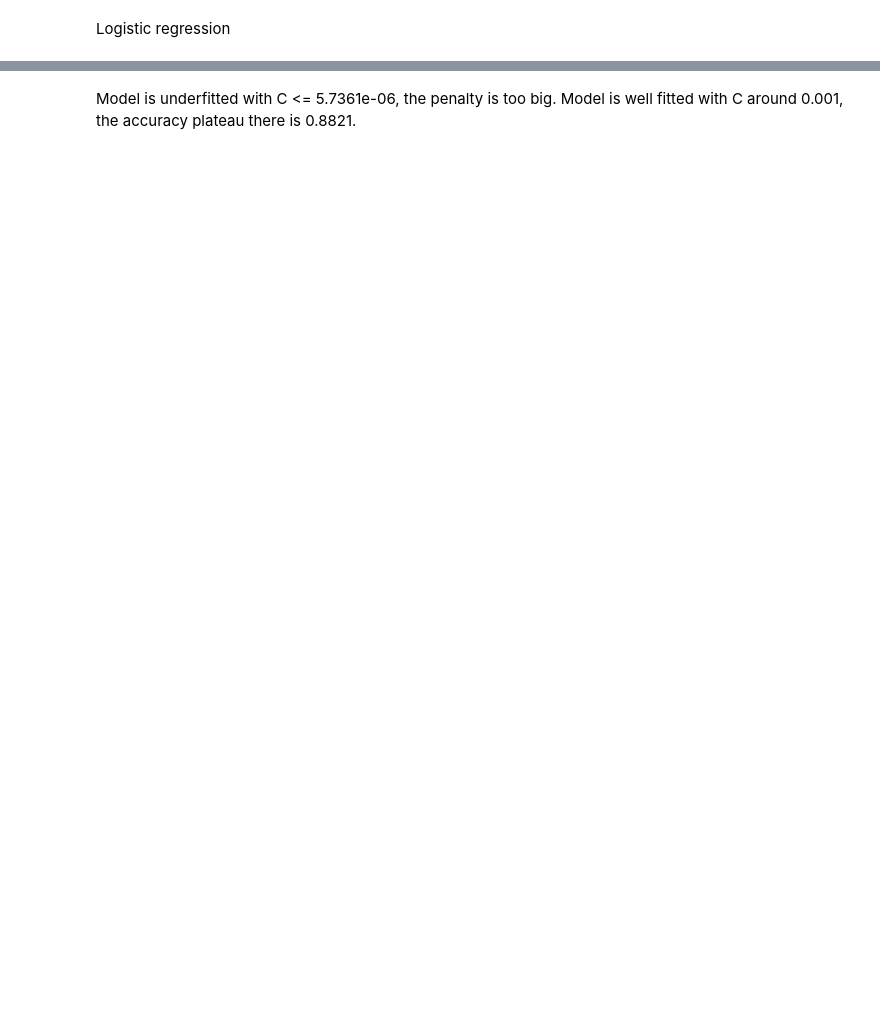
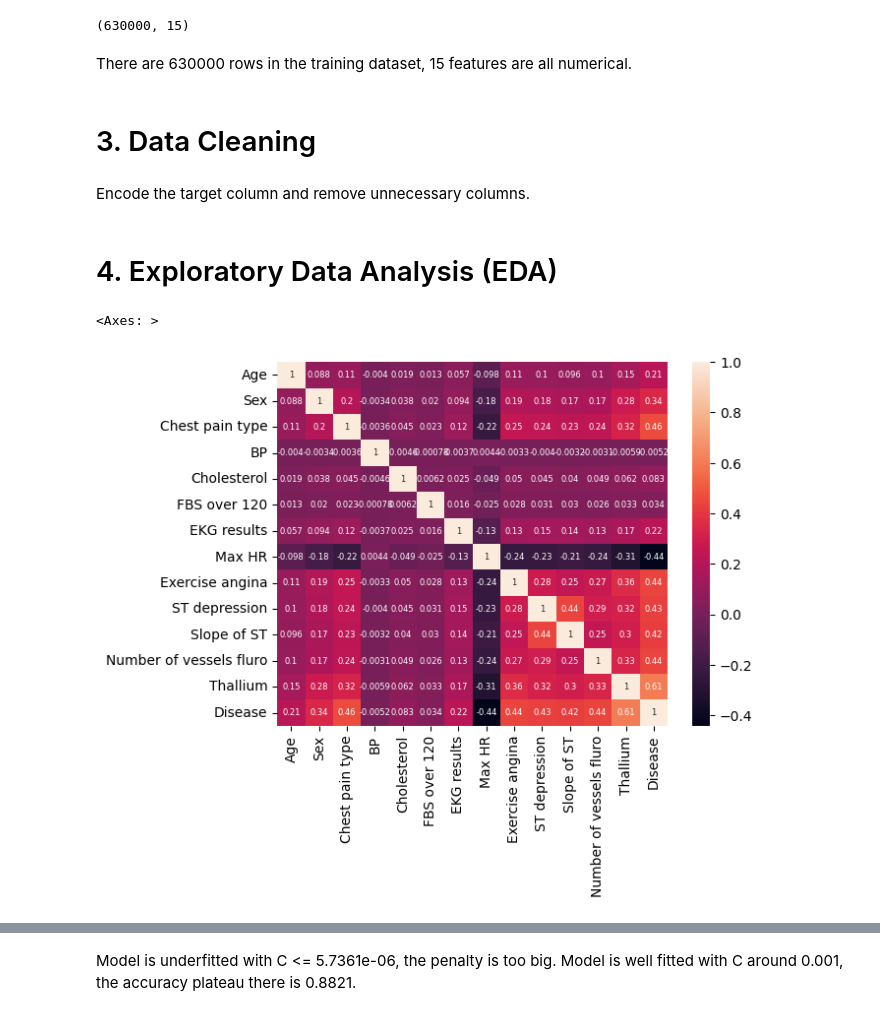
Before and after one commit to E-tech-coder/heart-disease-prediction, a Jupyter notebook: Predicting_Heart_Disease.ipynb, the cells around one changed output, grey strips where cells are left out. Drawn from its saved outputs; the diff is of its cells as text; code cells hidden in the pictures; blank space fills up the shorter version.

```diff
--- a/Predicting_Heart_Disease.ipynb
+++ b/Predicting_Heart_Disease.ipynb
@@ -36,6 +84,15 @@ train.info()
+# %%
+train.shape
+# %% [output]
+(630000, 15)
+# %% [markdown]
+There are 630000 rows in the training dataset, 15 features are all numerical.
+# %% [markdown]
+# 3. Data Cleaning
+# %% [markdown]
+Encode the target column and remove unnecessary columns.
 # %%
-DiseaseMatch = {"Presence":1,
-                "Absence":0}
+DiseaseMatch = {"Presence":1, "Absence":0}
 train["Disease"] = train["Heart Disease"].map(DiseaseMatch)
 # %%
 train = train.drop(columns = ["id", "Heart Disease"])
@@ -44,2 +99,2 @@ train.shape
-# %% [markdown]
-Logistic regression
+# %% [markdown]
+# 4. Exploratory Data Analysis (EDA)
@@ -45,0 +104,5 @@ Logistic regression
+# %%
+sns.heatmap(train.corr(), annot = True, annot_kws = {"size":6})
+# %% [output]
+<Axes: >
+[figure, added]
```
Also changed, not shown: parts of 22 cells of this notebook.
